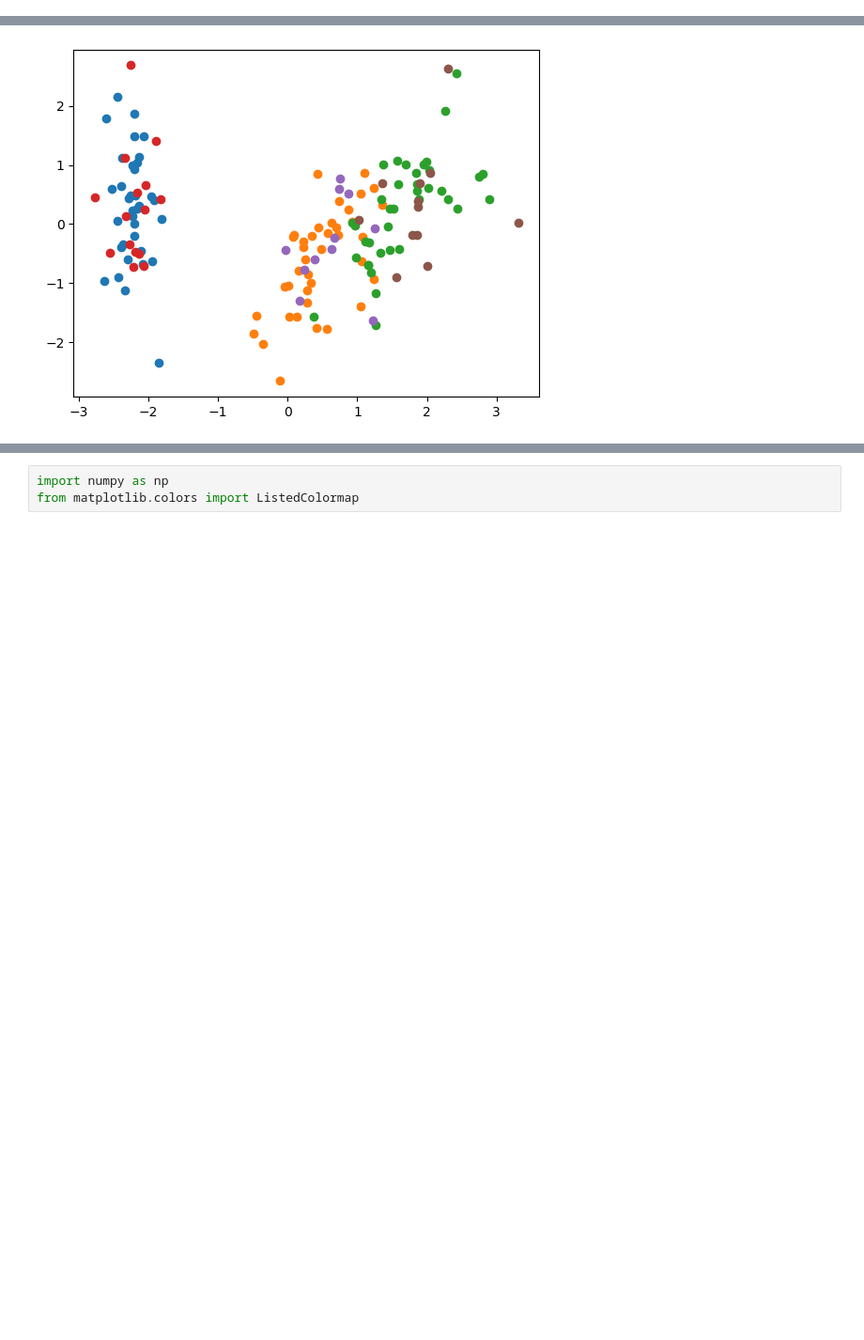
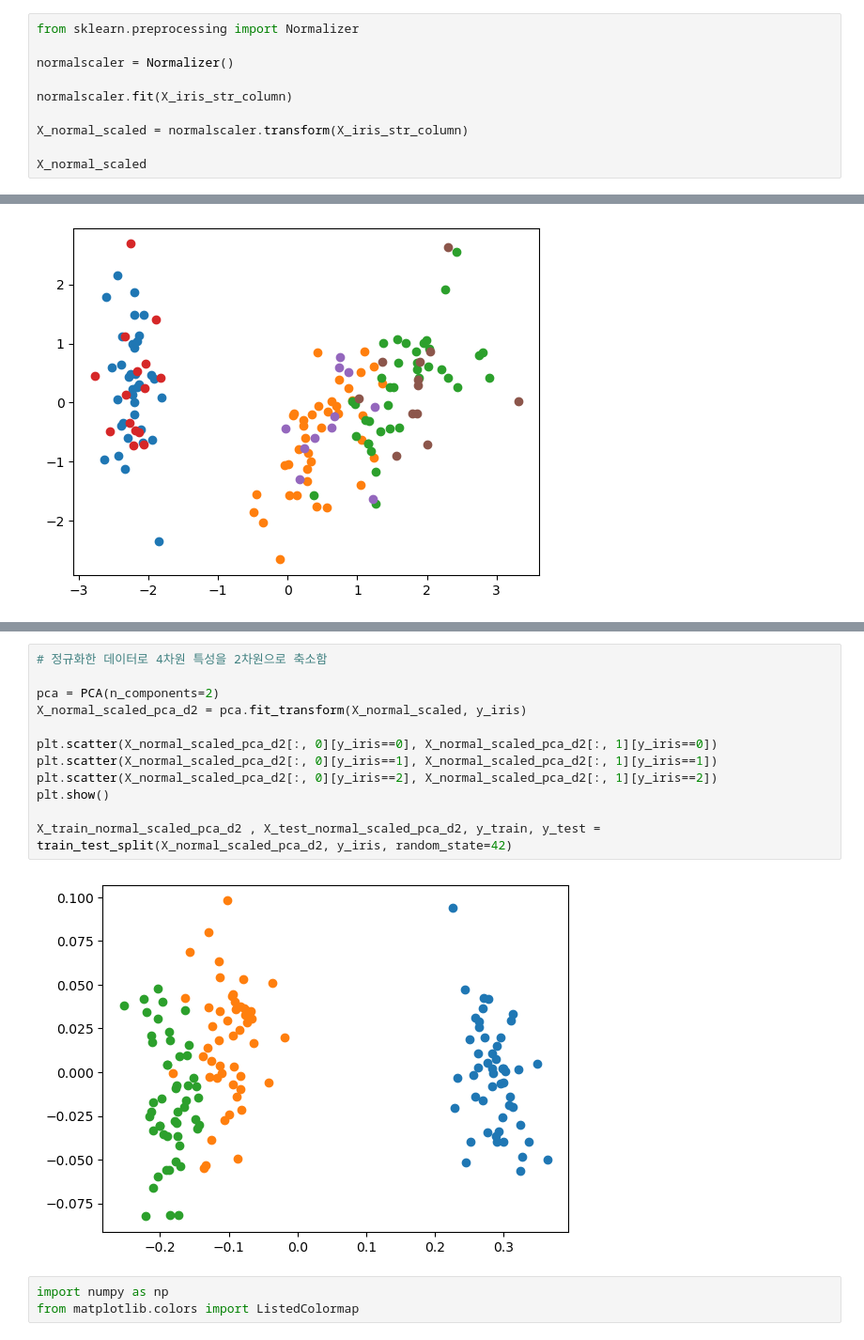
Before and after one commit to JINSUKO/Machin-Leaning-course-Practices, a Jupyter notebook: pratice_iris_data.ipynb, the cells around one changed output, grey strips where cells are left out. Shown at 94% size. Saved outputs shown, nothing was run; the diff lists cells and outputs as text; blank space fills up the shorter version.

```diff
--- a/pratice_iris_data.ipynb
+++ b/pratice_iris_data.ipynb
@@ -170,0 +205,10 @@ X_train_scaled, X_test_scaled, y_train, y_test = train_test_split(X_scaled, y_ir
+# %%
+from sklearn.preprocessing import Normalizer
+
+normalscaler = Normalizer()
+
+normalscaler.fit(X_iris_str_column)
+
+X_normal_scaled = normalscaler.transform(X_iris_str_column)
+
+X_normal_scaled
@@ -297,3 +407,17 @@ plt.show()
+# %%
+# 정규화한 데이터로 4차원 특성을 2차원으로 축소함
+
+pca = PCA(n_components=2)
+X_normal_scaled_pca_d2 = pca.fit_transform(X_normal_scaled, y_iris)
+
+plt.scatter(X_normal_scaled_pca_d2[:, 0][y_iris==0], X_normal_scaled_pca_d2[:, 1][y_iris==0])
+plt.scatter(X_normal_scaled_pca_d2[:, 0][y_iris==1], X_normal_scaled_pca_d2[:, 1][y_iris==1])
+plt.scatter(X_normal_scaled_pca_d2[:, 0][y_iris==2], X_normal_scaled_pca_d2[:, 1][y_iris==2])
+plt.show()
+
+X_train_normal_scaled_pca_d2 , X_test_normal_scaled_pca_d2, y_train, y_test = train_test_split(X_normal_scaled_pca_d2, y_iris, random_state=42)
+# %% [output]
+[figure, added]
 # %%
 import numpy as np
 from matplotlib.colors import ListedColormap
```
Also changed, not shown: parts of 32 cells of this notebook.
